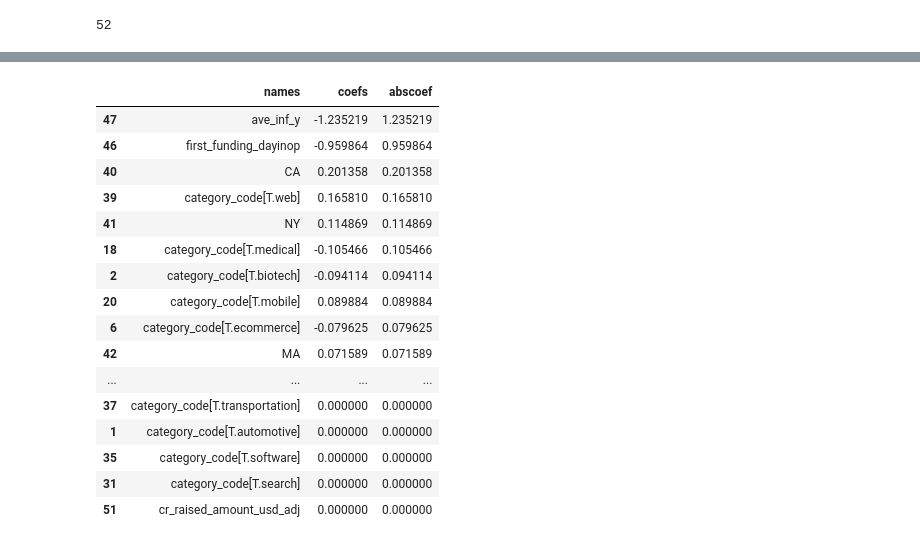
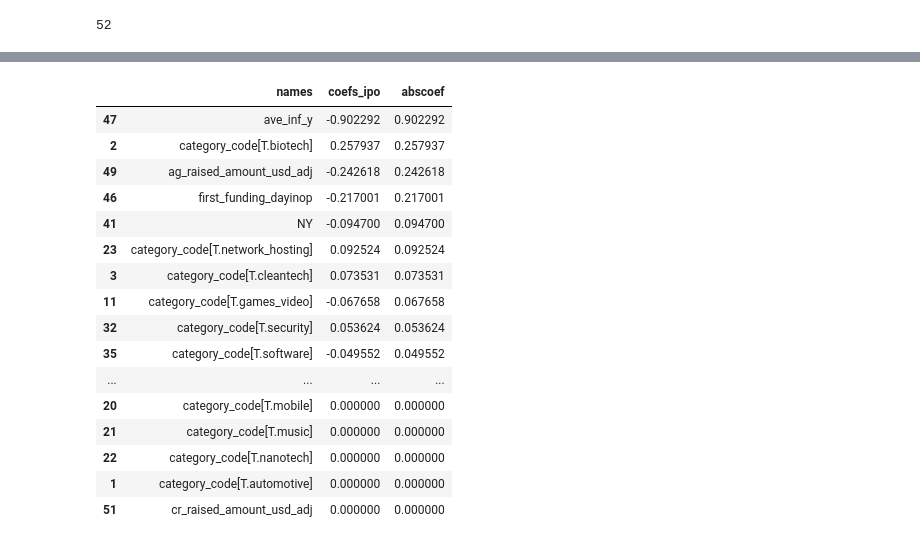
Before and after one commit to mcarolinag/start-up-classification, a Jupyter notebook: Model with more variables without Series A adjusting for inflation w GridSearchCV - df fix.ipynb, the cells around one changed output, grey strips where cells are left out. Saved outputs shown, nothing was run; the diff lists cells and outputs as text; code cells hidden in the pictures.

```diff
--- a/Model with more variables without Series A adjusting for inflation w GridSearchCV - df fix.ipynb
+++ b/Model with more variables without Series A adjusting for inflation w GridSearchCV - df fix.ipynb
@@ -789,5 +843,5 @@ len(X1.columns)
 52
 # %%
 names = X1.columns
-coefs = log_ac_n.best_estimator_.coef_[0]
-coef=pd.DataFrame({'names':names,'coefs':coefs })
+coefs_ac = log_ac_n.best_estimator_.coef_[0]
+coef_ac=pd.DataFrame({'names':names,'coefs_ac':coefs_ac })
@@ -794,23 +910,27 @@ coef=pd.DataFrame({'names':names,'coefs':coefs })
+# %%
+names = X1.columns
+coefs_ipo = log_ipo_n.best_estimator_.coef_[0]
+coef_ipo=pd.DataFrame({'names':names,'coefs_ipo':coefs_ipo })
 # %%
-coef['abscoef']=abs(coef['coefs'])
+coef_ipo['abscoef']=abs(coef['coefs_ipo'])
 
-coef=coef.sort_values(by='abscoef',ascending=False)
-coef
+coef_ipo=coef_ipo.sort_values(by='abscoef',ascending=False)
+coef_ipo
 # %% [output]
-|  | names | coefs | abscoef |
-| 47 | ave_inf_y | -1.235219 | 1.235219 |
-| 46 | first_funding_dayinop | -0.959864 | 0.959864 |
-| 40 | CA | 0.201358 | 0.201358 |
-| 39 | category_code[T.web] | 0.165810 | 0.165810 |
-| 41 | NY | 0.114869 | 0.114869 |
-| 18 | category_code[T.medical] | -0.105466 | 0.105466 |
-| 2 | category_code[T.biotech] | -0.094114 | 0.094114 |
-| 20 | category_code[T.mobile] | 0.089884 | 0.089884 |
-| 6 | category_code[T.ecommerce] | -0.079625 | 0.079625 |
-| 42 | MA | 0.071589 | 0.071589 |
+|  | names | coefs_ipo | abscoef |
+| 47 | ave_inf_y | -0.902292 | 0.902292 |
+| 2 | category_code[T.biotech] | 0.257937 | 0.257937 |
+| 49 | ag_raised_amount_usd_adj | -0.242618 | 0.242618 |
+| 46 | first_funding_dayinop | -0.217001 | 0.217001 |
+| 41 | NY | -0.094700 | 0.094700 |
+| 23 | category_code[T.network_hosting] | 0.092524 | 0.092524 |
+| 3 | category_code[T.cleantech] | 0.073531 | 0.073531 |
+| 11 | category_code[T.games_video] | -0.067658 | 0.067658 |
+| 32 | category_code[T.security] | 0.053624 | 0.053624 |
+| 35 | category_code[T.software] | -0.049552 | 0.049552 |
 | ... | ... | ... | ... |
-| 37 | category_code[T.transportation] | 0.000000 | 0.000000 |
+| 20 | category_code[T.mobile] | 0.000000 | 0.000000 |
+| 21 | category_code[T.music] | 0.000000 | 0.000000 |
+| 22 | category_code[T.nanotech] | 0.000000 | 0.000000 |
 | 1 | category_code[T.automotive] | 0.000000 | 0.000000 |
-| 35 | category_code[T.software] | 0.000000 | 0.000000 |
-| 31 | category_code[T.search] | 0.000000 | 0.000000 |
 | 51 | cr_raised_amount_usd_adj | 0.000000 | 0.000000 |
```
Also changed, not shown: parts of 25 cells of this notebook, 1 other file.
